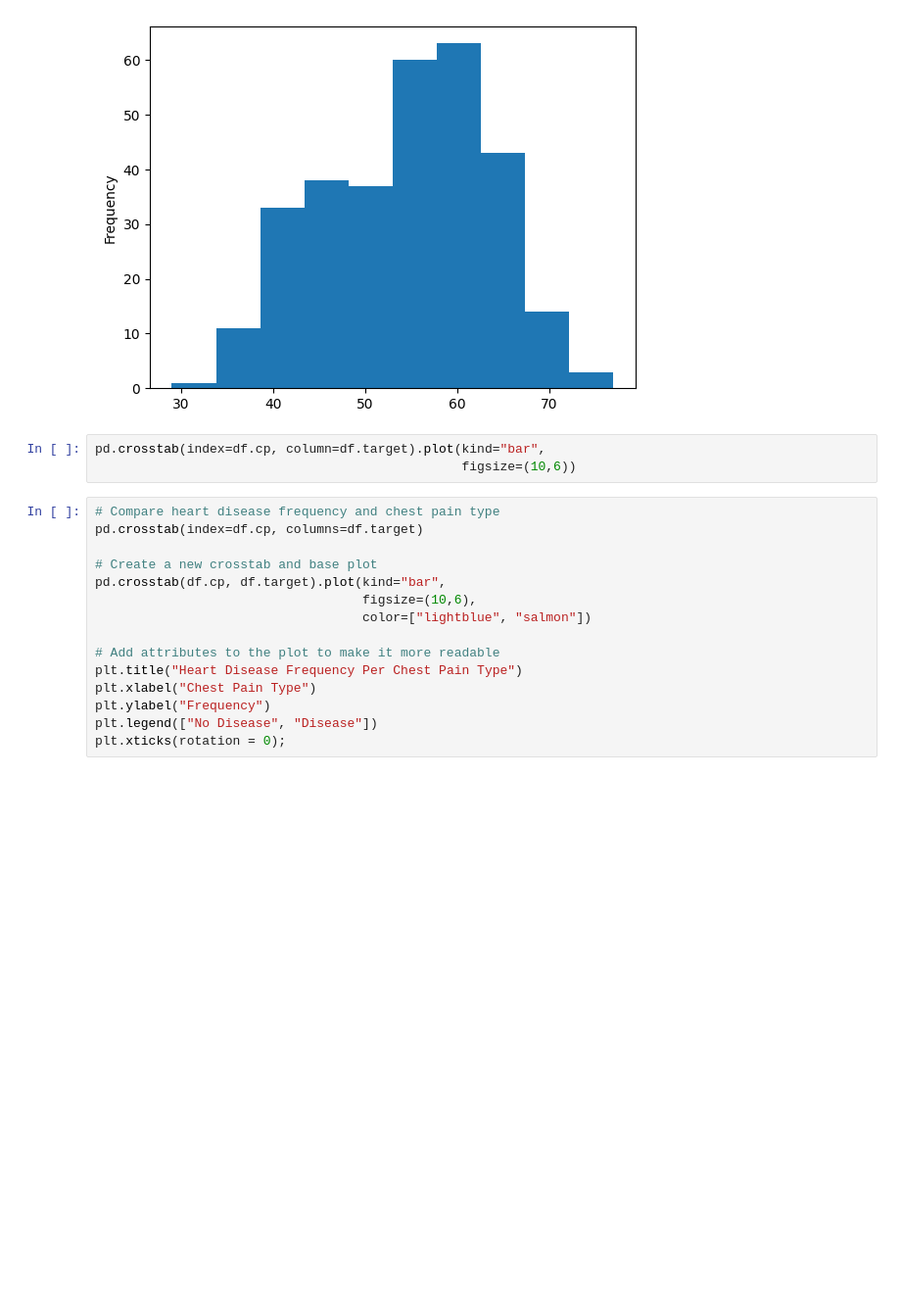
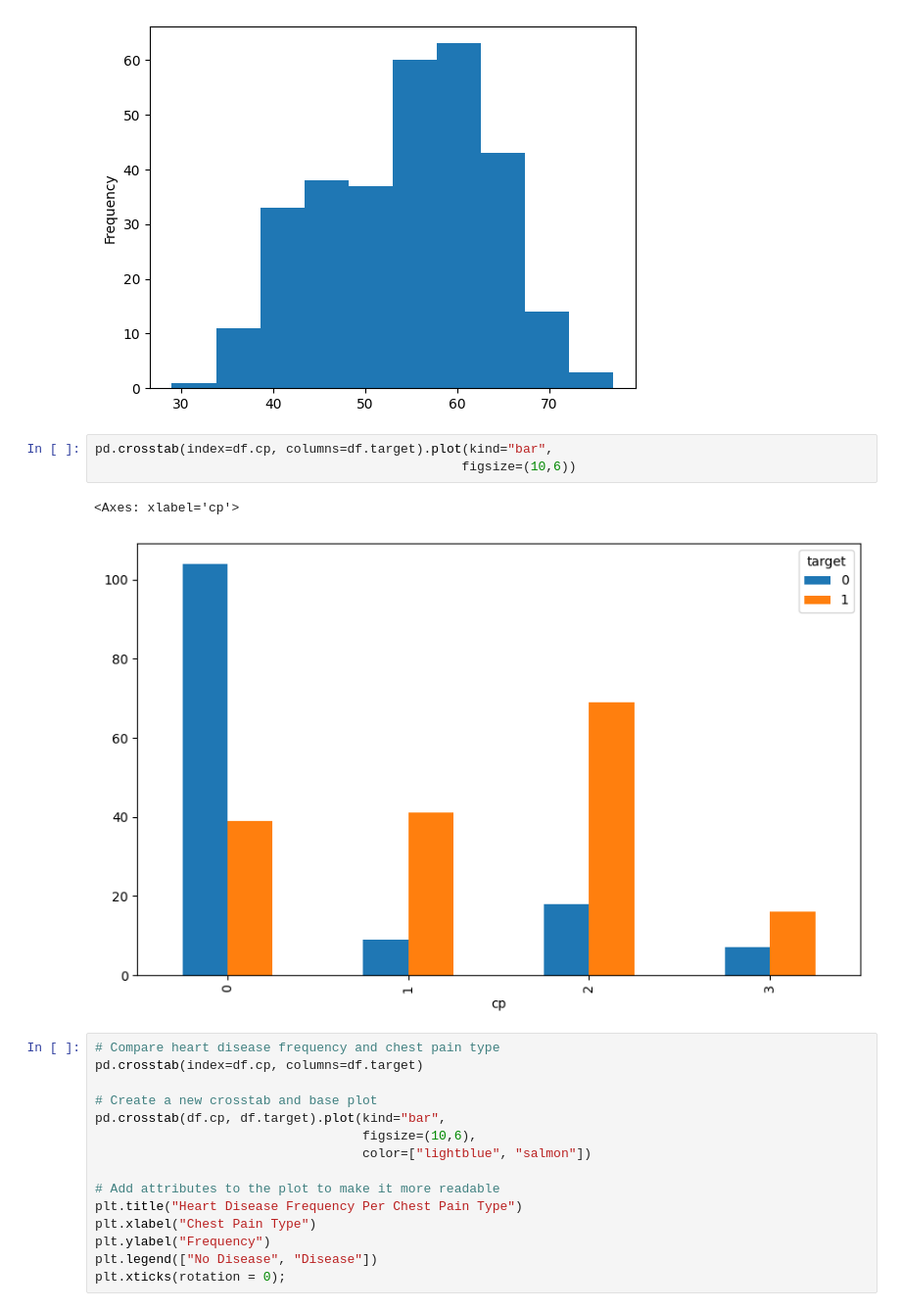
Before and after one commit to Amrovv/heart-disease-ML, a Jupyter notebook: notebooks/01-heart-disease-eda.ipynb, the cells around one changed output. Shown at 98% size. Cells and saved outputs as stored; diff of their text form; blank space fills up the shorter version.

Commit message:
Fixed typo within Notebook 01. The columns paramter in pd.crosstab() was missing an s

```diff
--- a/notebooks/01-heart-disease-eda.ipynb
+++ b/notebooks/01-heart-disease-eda.ipynb
@@ -145,8 +145,11 @@ df.age.plot.hist()
 <Axes: ylabel='Frequency'>
 [figure]
 # %%
-pd.crosstab(index=df.cp, column=df.target).plot(kind="bar",
+pd.crosstab(index=df.cp, columns=df.target).plot(kind="bar",
                                                 figsize=(10,6))
+# %% [output]
+<Axes: xlabel='cp'>
+[figure, added]
 # %%
 # Compare heart disease frequency and chest pain type
 pd.crosstab(index=df.cp, columns=df.target)
```
Also changed, not shown: parts of 2 cells of this notebook, 1 other file.
